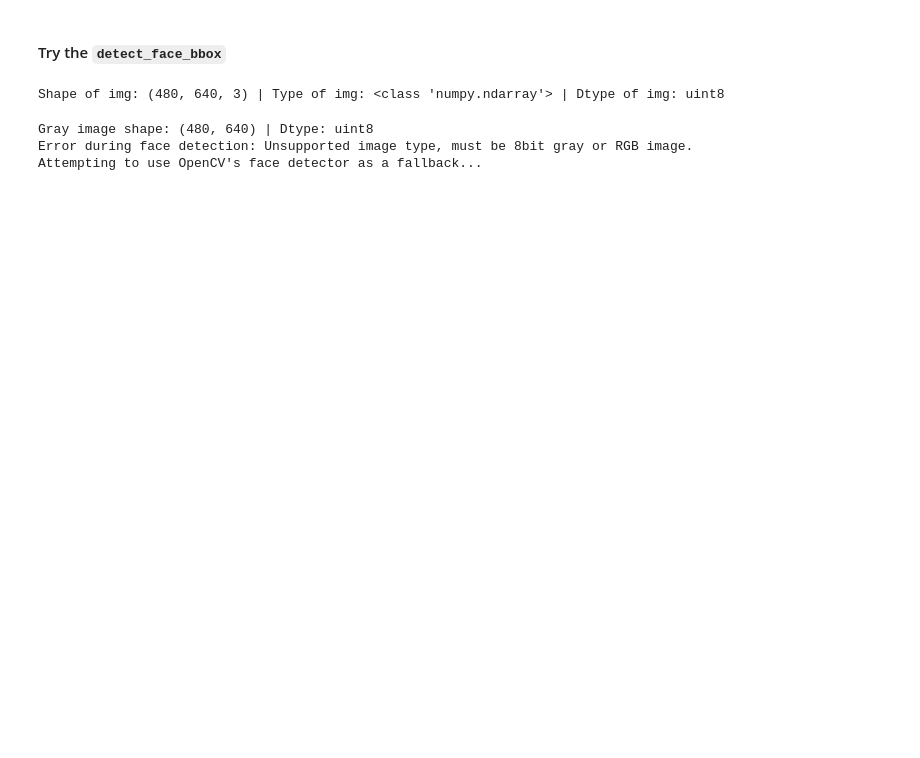
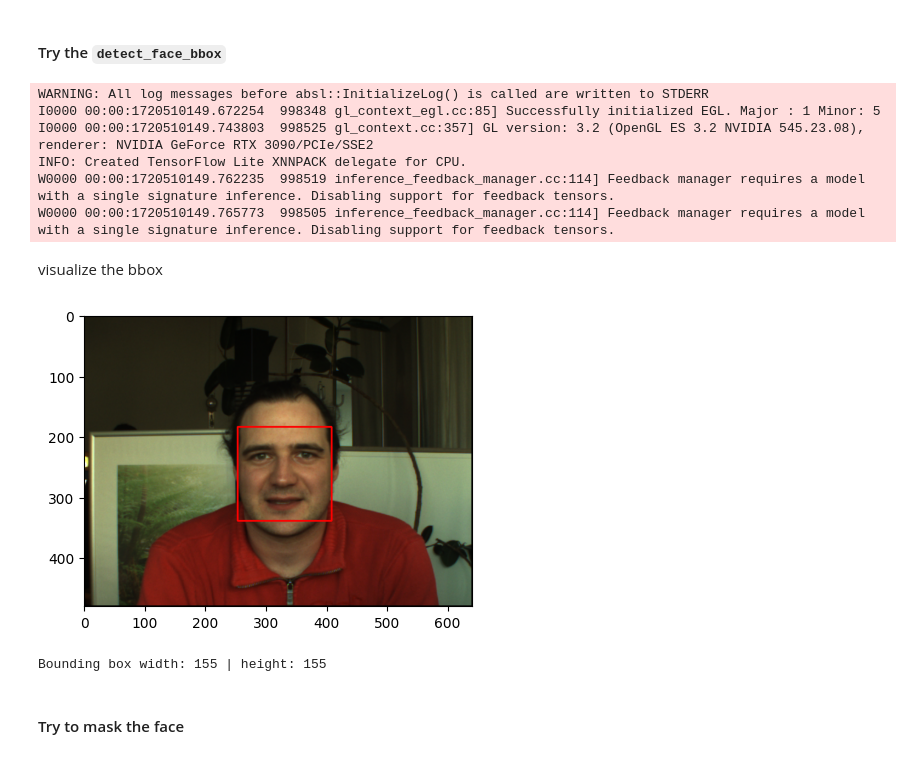
Before and after one commit to mctosima/SAM_playgrounds, a Jupyter notebook: try_facialextractor.ipynb, the cells around one changed output. Cells and saved outputs as stored; diff of their text form; code cells hidden in the pictures; blank space fills up the shorter version.

```diff
--- a/try_facialextractor.ipynb
+++ b/try_facialextractor.ipynb
@@ -41,10 +57,24 @@ facial_extractor = FacialExtractor()
-# %%
-print(f"Shape of img: {img.shape} | Type of img: {type(img)} | Dtype of img: {img.dtype}")
-# %% [output]
-Shape of img: (480, 640, 3) | Type of img: <class 'numpy.ndarray'> | Dtype of img: uint8
 # %%
+facial_extractor = FacialExtractor()
 bbox = facial_extractor.detect_face_bbox(image=img)
 # %% [output]
-Gray image shape: (480, 640) | Dtype: uint8
-Error during face detection: Unsupported image type, must be 8bit gray or RGB image.
-Attempting to use OpenCV's face detector as a fallback...
+WARNING: All log messages before absl::InitializeLog() is called are written to STDERR
+I0000 00:00:1720510149.672254  998348 gl_context_egl.cc:85] Successfully initialized EGL. Major : 1 Minor: 5
+I0000 00:00:1720510149.743803  998525 gl_context.cc:357] GL version: 3.2 (OpenGL ES 3.2 NVIDIA 545.23.08), renderer: NVIDIA GeForce RTX 3090/PCIe/SSE2
+INFO: Created TensorFlow Lite XNNPACK delegate for CPU.
+W0000 00:00:1720510149.762235  998519 inference_feedback_manager.cc:114] Feedback manager requires a model with a single signature inference. Disabling support for feedback tensors.
+W0000 00:00:1720510149.765773  998505 inference_feedback_manager.cc:114] Feedback manager requires a model with a single signature inference. Disabling support for feedback tensors.
+# %% [markdown]
+visualize the bbox
+# %%
+plt.figure(figsize=(5, 5))
+plt.imshow(cv2.rectangle(img_prv, (bbox[0], bbox[1]), (bbox[2], bbox[3]), (255, 0, 0), 2)); plt.axis('on'); plt.show()
+# calculate the bbox width and height
+bbox_width = bbox[2] - bbox[0]
+bbox_height = bbox[3] - bbox[1]
+print(f"Bounding box width: {bbox_width} | height: {bbox_height}")
+# %% [output]
+[figure, added]
+Bounding box width: 155 | height: 155
+# %% [markdown]
+#### Try to mask the face
```
Also changed, not shown: parts of 15 cells of this notebook, 2 other files.
